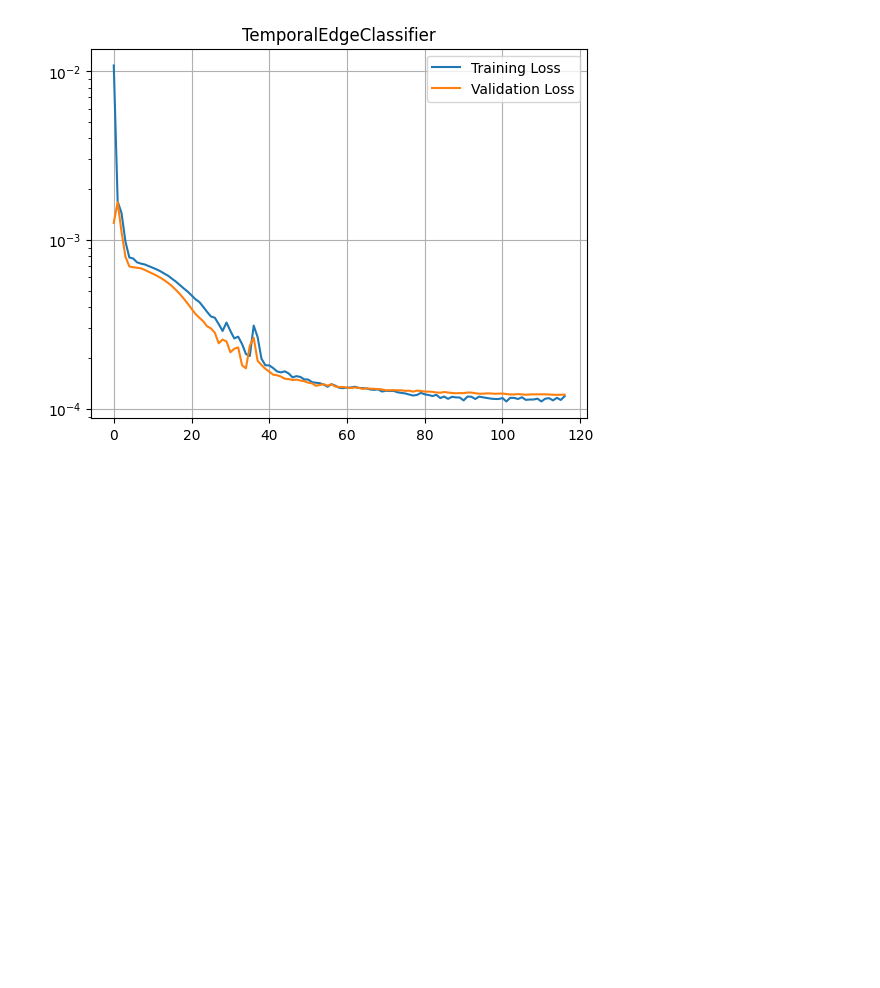
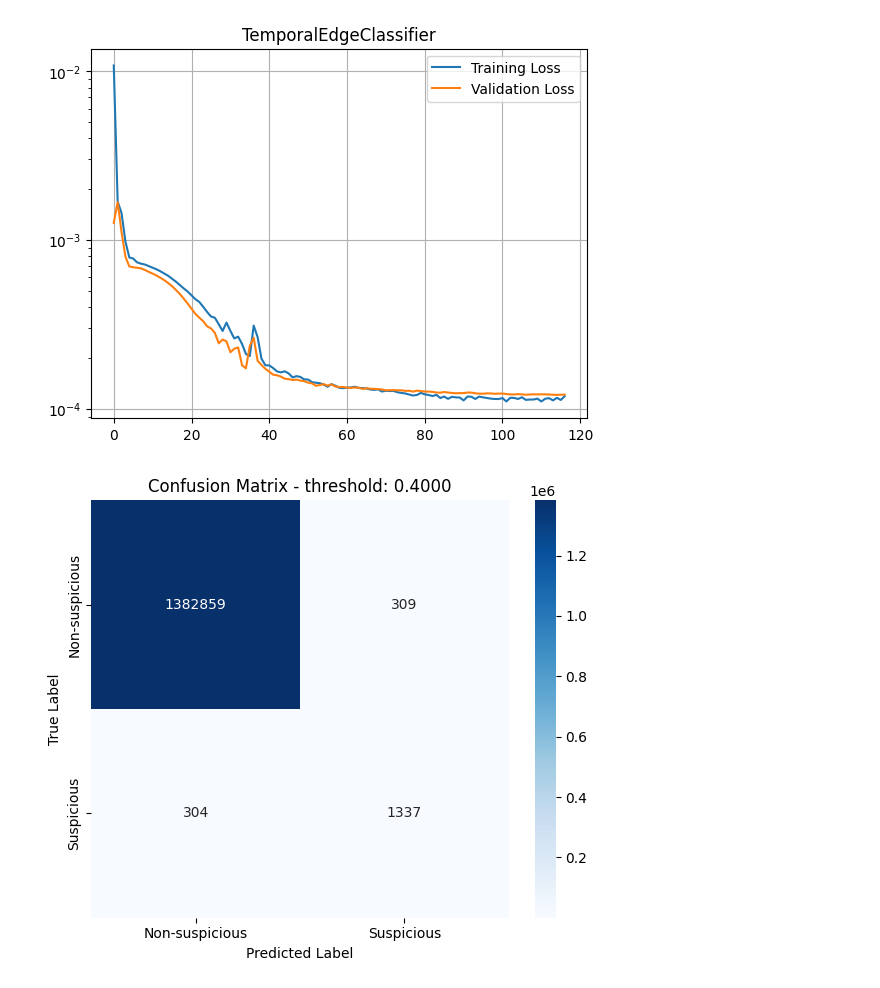
Before and after one commit to riteshbachhar/Fraud-detection-using-AI, a Jupyter notebook: notebooks/result_plots.ipynb, the cells around one changed output. Drawn from its saved outputs; the diff is of its cells as text; code cells hidden in the pictures; blank space fills up the shorter version.

Commit message:
New figures and restructuring of tgnn results

```diff
--- a/notebooks/result_plots.ipynb
+++ b/notebooks/result_plots.ipynb
@@ -34,3 +37,27 @@ plt.title('TemporalEdgeClassifier')
 plt.savefig('../Figures/training_validation_loss_tgnn.png', dpi=500)
 # %% [output]
 [figure]
+# %%
+# test results
+tgnn_test_results = np.load('../TemporalGNN/results/test_predictions.npy', allow_pickle=True).item()
+# %%
+threshold = 0.4
+labels = tgnn_test_results['labels']
+probs = tgnn_test_results['probs']
+
+# Calculate predictions using threshold
+preds = (probs >= threshold).astype(int)
+cm = confusion_matrix(labels, preds)
+
+plt.figure(figsize=(6, 5))
+sns.heatmap(cm, annot=True, fmt='d', cmap='Blues',
+            square=True,
+            xticklabels=['Non-suspicious', 'Suspicious'],
+            yticklabels=['Non-suspicious', 'Suspicious'])
+plt.title(f'Confusion Matrix - threshold: {threshold:.4f}')
+plt.ylabel('True Label')
+plt.xlabel('Predicted Label')
+plt.tight_layout()
+plt.savefig('../Figures/confusion_matrix_tgnn.png', dpi=500)
+# %% [output]
+[figure, added]
```
Also changed, not shown: parts of 1 cell of this notebook, 2 other files.
